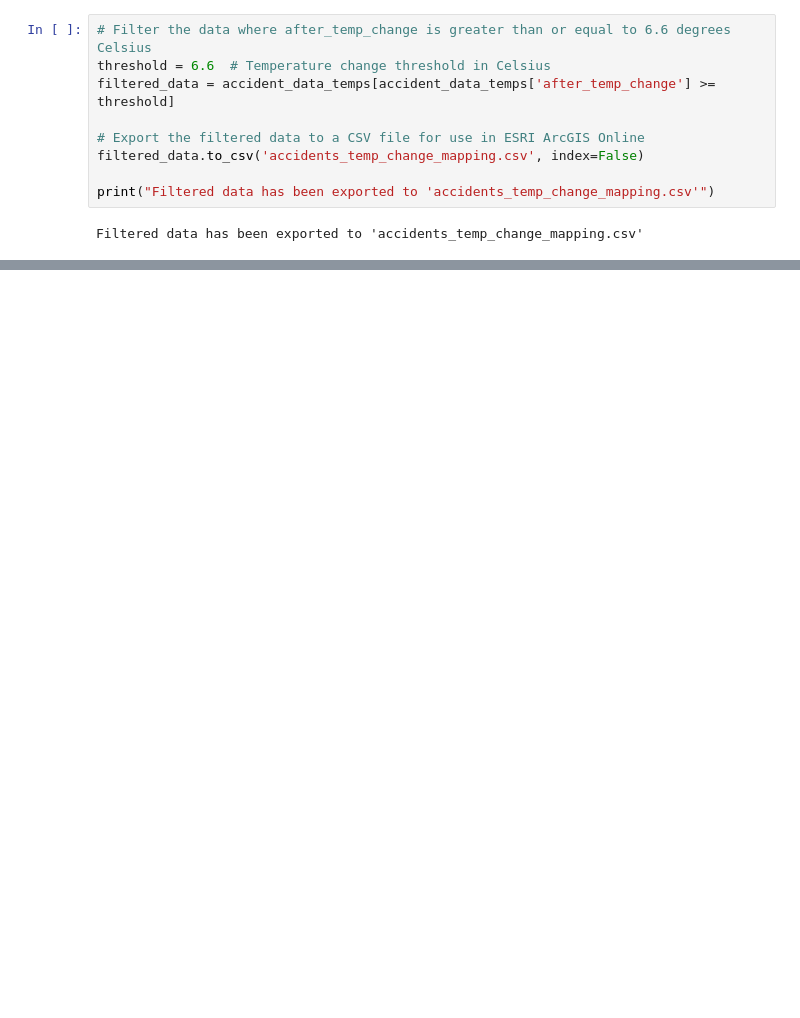
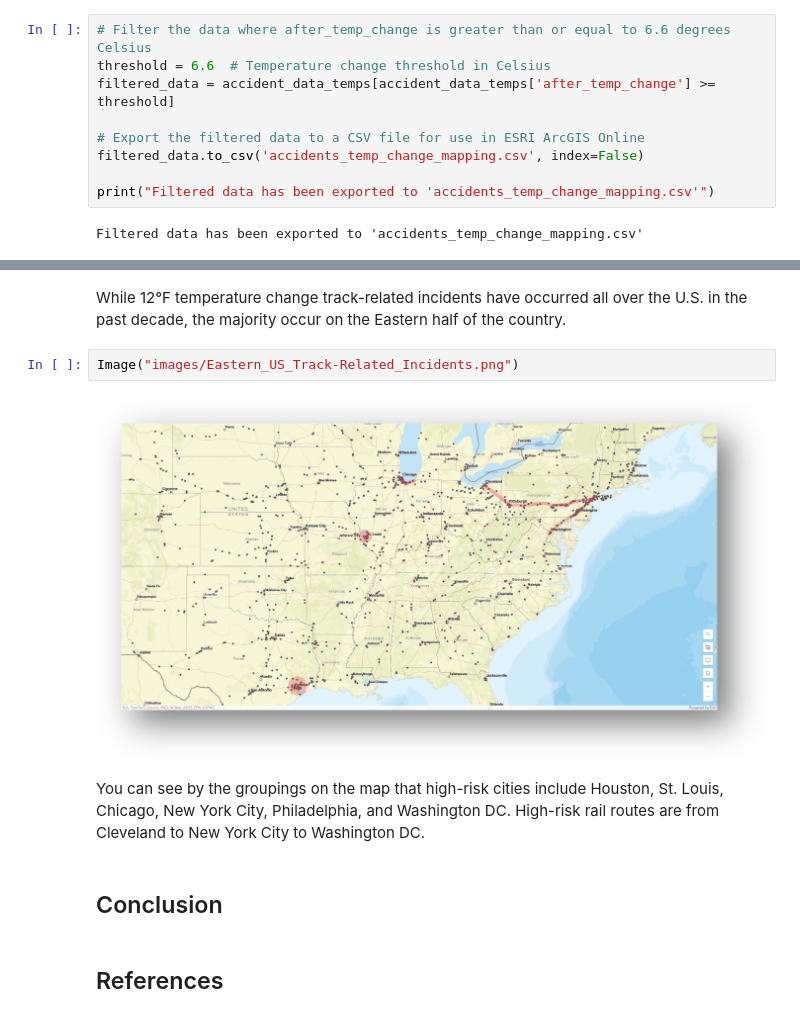
Before and after one commit to NRSchaaf/Railroad_Accidents, a Jupyter notebook: weathering_the_rails_analysis.ipynb, the cells around one changed output, grey strips where cells are left out. Drawn from its saved outputs; the diff is of its cells as text; blank space fills up the shorter version.

```diff
--- a/weathering_the_rails_analysis.ipynb
+++ b/weathering_the_rails_analysis.ipynb
@@ -546,0 +676,12 @@ Filtered data has been exported to 'accidents_temp_change_mapping.csv'
+# %% [markdown]
+<p>While 12°F temperature change track-related incidents have occurred all over the U.S. in the past decade, the majority occur on the Eastern half of the country.</p>
+# %%
+Image("images/Eastern_US_Track-Related_Incidents.png")
+# %% [output]
+[figure, added]
+# %% [markdown]
+You can see by the groupings on the map that high-risk cities include Houston, St. Louis, Chicago, New York City, Philadelphia, and Washington DC. High-risk rail routes are from Cleveland to New York City to Washington DC.
+# %% [markdown]
+## Conclusion
+# %% [markdown]
+## References
```
Also changed, not shown: parts of 46 cells of this notebook, 2 other files.
